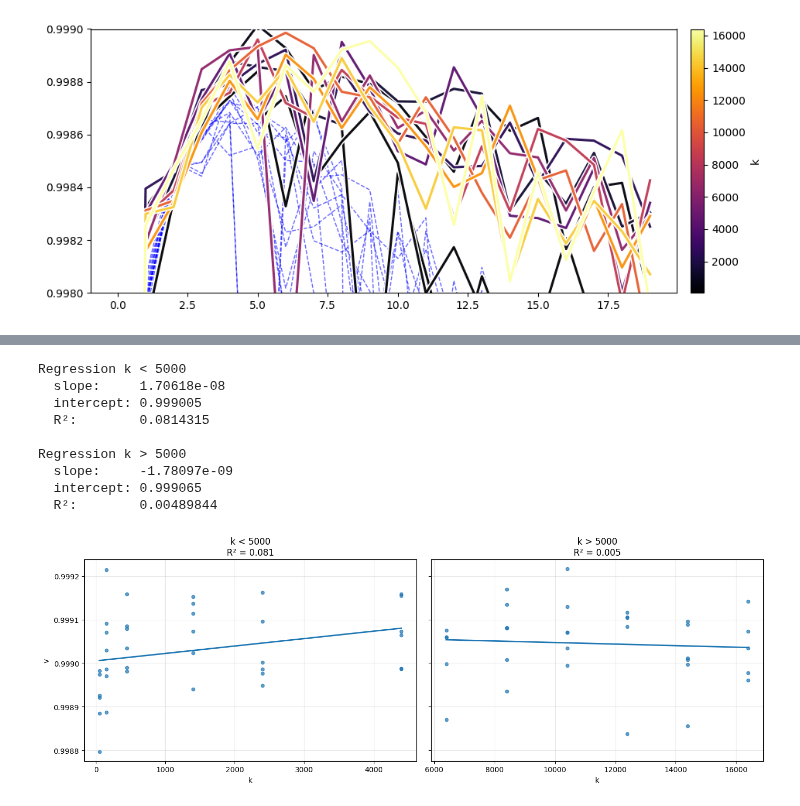
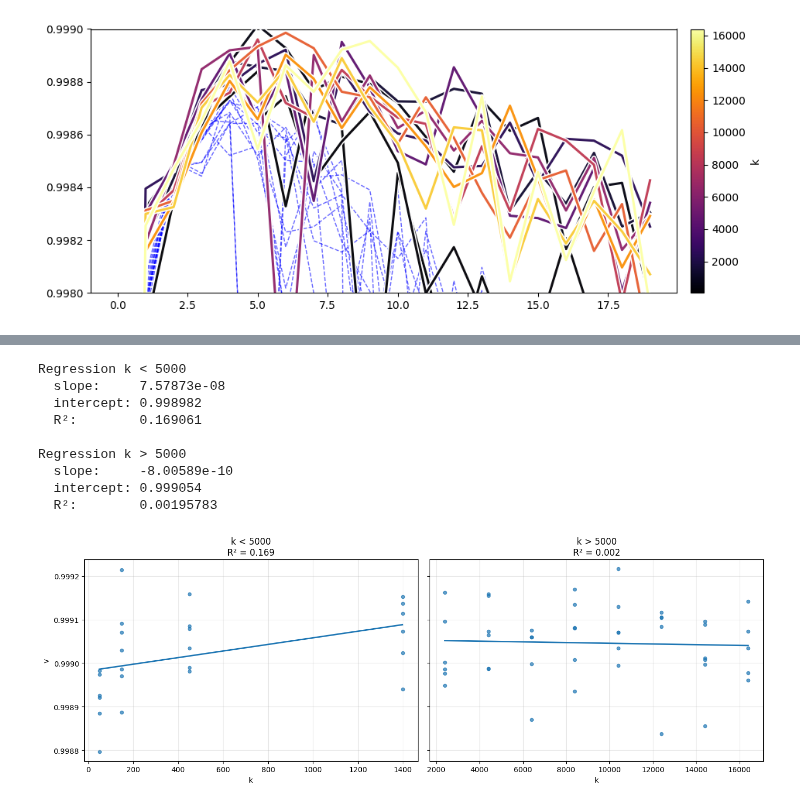
Before and after one commit to cdalinghaus-mthesis/figures, a Jupyter notebook: results/compute_study/compute_scaling_draft.ipynb, the cells around one changed output, grey strips where cells are left out. Cells and saved outputs as stored; diff of their text form; code cells hidden in the pictures.

```diff
--- a/results/compute_study/compute_scaling_draft.ipynb
+++ b/results/compute_study/compute_scaling_draft.ipynb
@@ -178,14 +182,17 @@ import matplotlib.pyplot as plt
 # --- Flatten baseline_compute_max_map into x/y arrays ---
 x = []
 y = []
+means = []
 
 for k, l in treatment_compute_max_map.items():
     for v in l:
         x.append(k)
         y.append(v)
+    means.append(sum(l) / len(l))
 
 x = np.asarray(x, dtype=float)
 y = np.asarray(y, dtype=float)
+
 
 if x.size < 2:
     raise ValueError("Need at least 2 (k, v) points to fit a regression.")
@@ -212,6 +219,8 @@ x_line = np.linspace(x.min(), x.max(), 200)
 y_line = m * x_line + b
 plt.plot(x_line, y_line, c="red", linewidth=2, label=f"Fit: y={m:.3g}x+{b:.3g} (R²={r_squared:.3f})")
 
+plt.scatter([x for x in treatment_compute_max_map.keys()], means, color='orange')
+
 plt.xlabel("k")
 plt.ylabel("v")
 plt.title("Linear Regression with R²")
@@ -255,17 +308,17 @@ def regression_from_map(baseline_compute_max_map, condition):
 
 # --- Compute both regressions ---
 x1, y1, m1, b1, r2_1 = regression_from_map(
-    baseline_compute_max_map, lambda k: k < 5000
+    baseline_compute_max_map, lambda k: k < 2000
 )
 
 x2, y2, m2, b2, r2_2 = regression_from_map(
-    baseline_compute_max_map, lambda k: k > 5000
+    baseline_compute_max_map, lambda k: k > 2000
 )
 
 # --- Plot side by side ---
 fig, axes = plt.subplots(1, 2, figsize=(14, 5), sharey=True)
 
-# Left plot: k < 5000
+# Left plot: k < 2000
 axes[0].scatter(x1, y1, s=20, alpha=0.7)
 x_line = np.linspace(x1.min(), x1.max(), 200)
 axes[0].plot(x_line, m1 * x_line + b1, linewidth=2)
@@ -273,38 +326,38 @@ axes[0].set_title(f"k < 5000\nR² = {r2_1:.3f}")
 axes[0].set_xlabel("k")
 axes[0].set_ylabel("v")
 axes[0].grid(True, alpha=0.3)
 
 # Right plot: k > 5000
 axes[1].scatter(x2, y2, s=20, alpha=0.7)
 x_line = np.linspace(x2.min(), x2.max(), 200)
 axes[1].plot(x_line, m2 * x_line + b2, linewidth=2)
 axes[1].set_title(f"k > 5000\nR² = {r2_2:.3f}")
 axes[1].set_xlabel("k")
 axes[1].grid(True, alpha=0.3)
 
 plt.tight_layout()
 
 # --- Print numeric summaries ---
 print("Regression k < 5000")
 print(f"  slope:     {m1:.6g}")
 print(f"  intercept: {b1:.6g}")
 print(f"  R²:        {r2_1:.6g}\n")
 
 print("Regression k > 5000")
 print(f"  slope:     {m2:.6g}")
 print(f"  intercept: {b2:.6g}")
 print(f"  R²:        {r2_2:.6g}")
 
 
-plt.savefig("compute_scaling_split.pdf")
+plt.savefig("compute_scaling_split_POSTHOC.pdf")
 # %% [output]
 Regression k < 5000
-  slope:     1.70618e-08
-  intercept: 0.999005
-  R²:        0.0814315
+  slope:     7.57873e-08
+  intercept: 0.998982
+  R²:        0.169061
 
 Regression k > 5000
-  slope:     -1.78097e-09
-  intercept: 0.999065
-  R²:        0.00489844
+  slope:     -8.00589e-10
+  intercept: 0.999054
+  R²:        0.00195783
-[figure, old version]
+[figure, new version]
```
Also changed, not shown: parts of 4 cells of this notebook, 1 other file.
